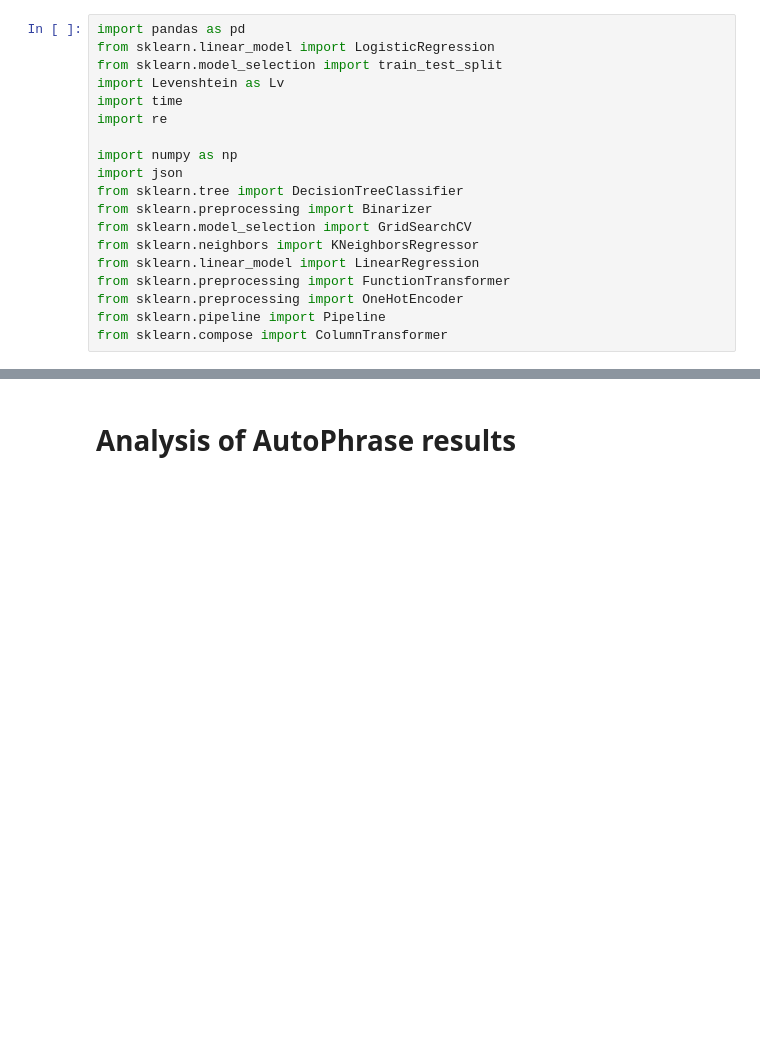
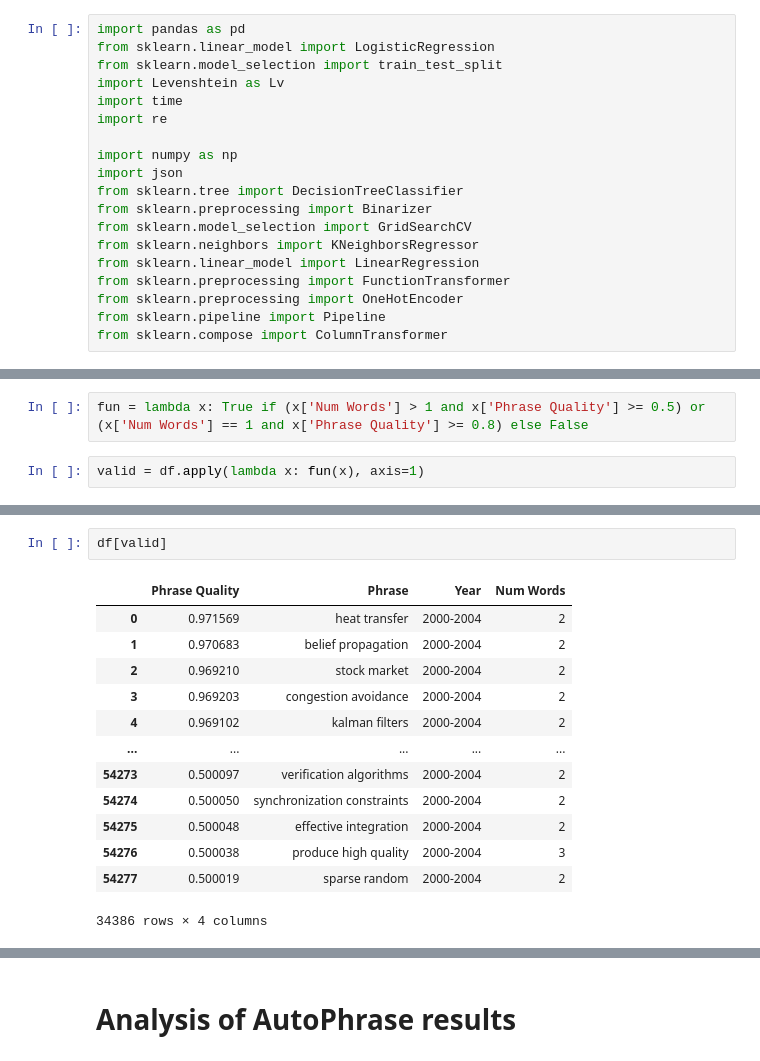
Before and after one commit to jamesjaeyu/autophrase_over_time, a Jupyter notebook: notebooks/model_generation_James.ipynb, the cells around one changed output, grey strips where cells are left out. Saved outputs shown, nothing was run; the diff lists cells and outputs as text; blank space fills up the shorter version.

```diff
--- a/notebooks/model_generation_James.ipynb
+++ b/notebooks/model_generation_James.ipynb
@@ -19,0 +98,4 @@ from sklearn.compose import ColumnTransformer
+# %%
+fun = lambda x: True if (x['Num Words'] > 1 and x['Phrase Quality'] >= 0.5) or (x['Num Words'] == 1 and x['Phrase Quality'] >= 0.8) else False
+# %%
+valid = df.apply(lambda x: fun(x), axis=1)
@@ -19,0 +117,16 @@ from sklearn.compose import ColumnTransformer
+# %%
+df[valid]
+# %% [output]
+|  | Phrase Quality | Phrase | Year | Num Words |
+| 0 | 0.971569 | heat transfer | 2000-2004 | 2 |
+| 1 | 0.970683 | belief propagation | 2000-2004 | 2 |
+| 2 | 0.969210 | stock market | 2000-2004 | 2 |
+| 3 | 0.969203 | congestion avoidance | 2000-2004 | 2 |
+| 4 | 0.969102 | kalman filters | 2000-2004 | 2 |
+| ... | ... | ... | ... | ... |
+| 54273 | 0.500097 | verification algorithms | 2000-2004 | 2 |
+| 54274 | 0.500050 | synchronization constraints | 2000-2004 | 2 |
+| 54275 | 0.500048 | effective integration | 2000-2004 | 2 |
+| 54276 | 0.500038 | produce high quality | 2000-2004 | 3 |
+| 54277 | 0.500019 | sparse random | 2000-2004 | 2 |
+34386 rows × 4 columns
```
Also changed, not shown: parts of 38 cells of this notebook, 39 other files.
